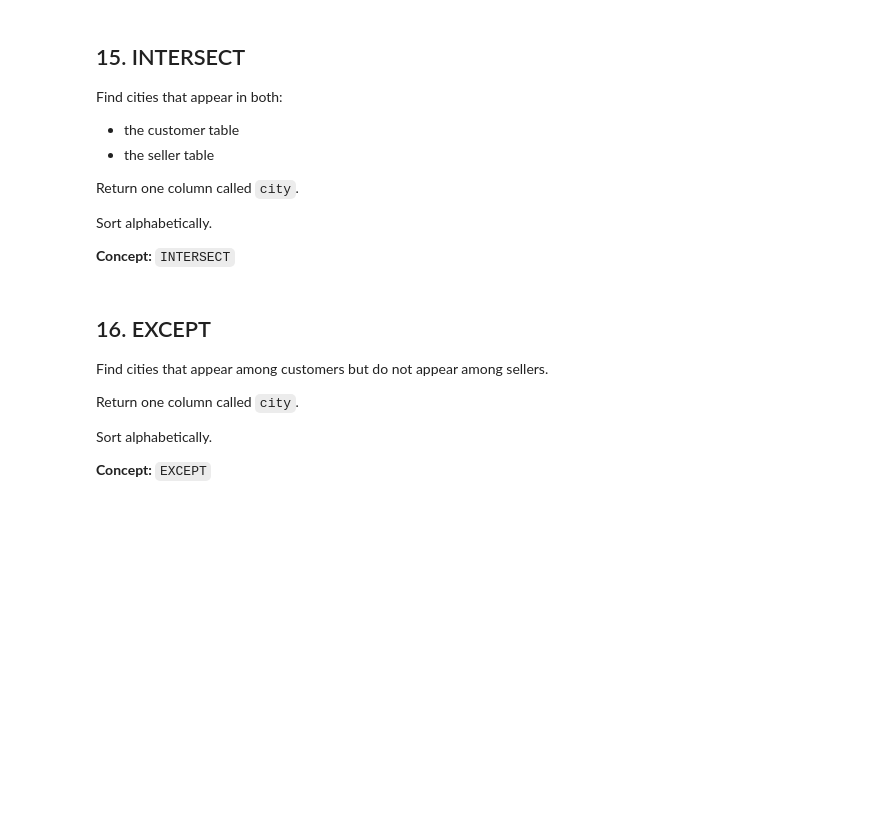
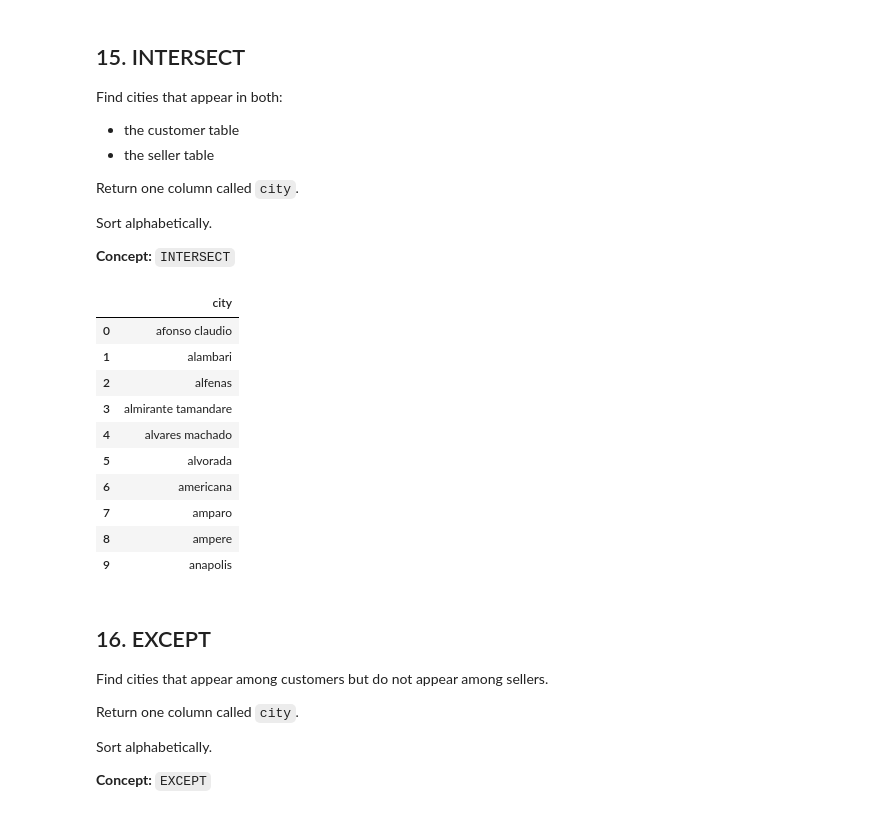
Before and after one commit to Thomasayanfeoluwa/2026-Python-Training-Class---Tutorial-For-Beginners, a Jupyter notebook: OLISTs/exercises_solutions/olists_exercises.ipynb, the cells around one changed output. Cells and saved outputs as stored; diff of their text form; code cells hidden in the pictures; blank space fills up the shorter version.

```diff
--- a/OLISTs/exercises_solutions/olists_exercises.ipynb
+++ b/OLISTs/exercises_solutions/olists_exercises.ipynb
@@ -814,3 +890,27 @@ pd.read_sql_query(query, conn)
+# %%
+run_sql("""
+    SELECT
+        customer_city AS city
+    FROM customers
+    INTERSECT
+    SELECT
+        seller_city
+    FROM sellers
+    ORDER BY city
+    LIMIT 10
+""")
+# %% [output]
+|  | city |
+| 0 | afonso claudio |
+| 1 | alambari |
+| 2 | alfenas |
+| 3 | almirante tamandare |
+| 4 | alvares machado |
+| 5 | alvorada |
+| 6 | americana |
+| 7 | amparo |
+| 8 | ampere |
+| 9 | anapolis |
 # %% [markdown]
 ## 16. EXCEPT
 
```
Also changed, not shown: parts of 11 cells of this notebook.
